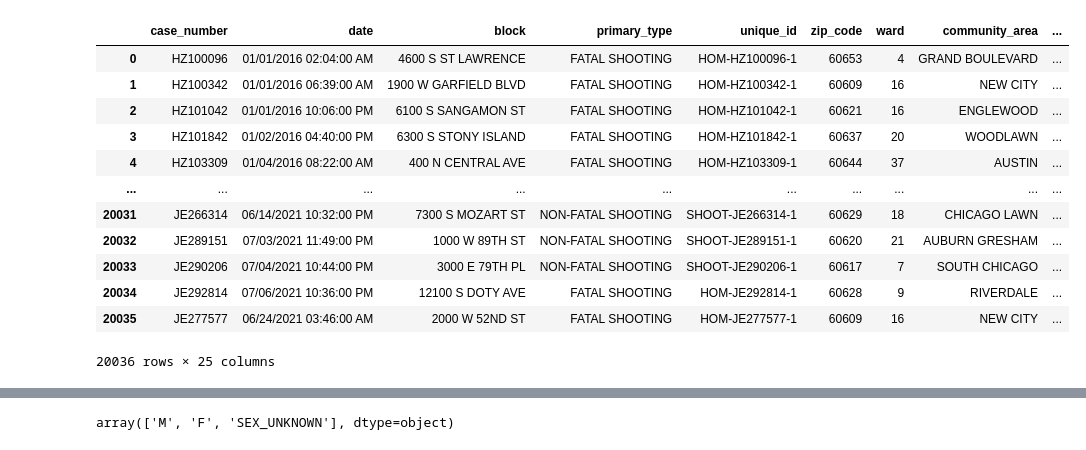
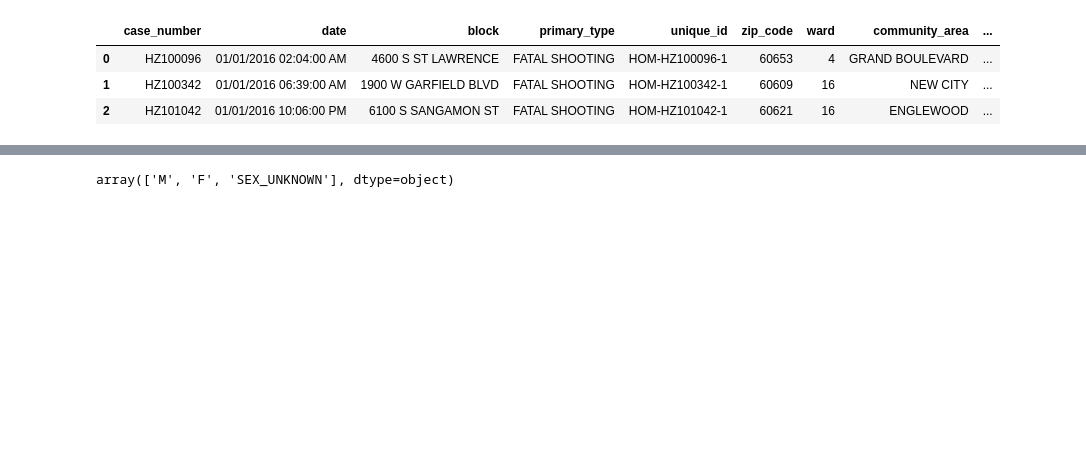
Before and after one commit to GeorgeFerre/chicago_violent_crime, a Jupyter notebook: Cleaning.ipynb, the cells around one changed output, grey strips where cells are left out. Saved outputs shown, nothing was run; the diff lists cells and outputs as text; code cells hidden in the pictures; blank space fills up the shorter version.

```diff
--- a/Cleaning.ipynb
+++ b/Cleaning.ipynb
@@ -18,21 +19,12 @@ df = pd.read_csv('violent_crime.csv')
 df.columns = df.columns.str.lower()
 df.columns = df.columns.str.replace(' ','_')
 # %%
-df
+df.head(3)
 # %% [output]
 |  | case_number | date | block | primary_type | unique_id | zip_code | ward | community_area | ... |
 | 0 | HZ100096 | 01/01/2016 02:04:00 AM | 4600 S ST LAWRENCE | FATAL SHOOTING | HOM-HZ100096-1 | 60653 | 4 | GRAND BOULEVARD | ... |
 | 1 | HZ100342 | 01/01/2016 06:39:00 AM | 1900 W GARFIELD BLVD | FATAL SHOOTING | HOM-HZ100342-1 | 60609 | 16 | NEW CITY | ... |
 | 2 | HZ101042 | 01/01/2016 10:06:00 PM | 6100 S SANGAMON ST | FATAL SHOOTING | HOM-HZ101042-1 | 60621 | 16 | ENGLEWOOD | ... |
-| 3 | HZ101842 | 01/02/2016 04:40:00 PM | 6300 S STONY ISLAND | FATAL SHOOTING | HOM-HZ101842-1 | 60637 | 20 | WOODLAWN | ... |
-| 4 | HZ103309 | 01/04/2016 08:22:00 AM | 400 N CENTRAL AVE | FATAL SHOOTING | HOM-HZ103309-1 | 60644 | 37 | AUSTIN | ... |
-| ... | ... | ... | ... | ... | ... | ... | ... | ... | ... |
-| 20031 | JE266314 | 06/14/2021 10:32:00 PM | 7300 S MOZART ST | NON-FATAL SHOOTING | SHOOT-JE266314-1 | 60629 | 18 | CHICAGO LAWN | ... |
-| 20032 | JE289151 | 07/03/2021 11:49:00 PM | 1000 W 89TH ST | NON-FATAL SHOOTING | SHOOT-JE289151-1 | 60620 | 21 | AUBURN GRESHAM | ... |
-| 20033 | JE290206 | 07/04/2021 10:44:00 PM | 3000 E 79TH PL | NON-FATAL SHOOTING | SHOOT-JE290206-1 | 60617 | 7 | SOUTH CHICAGO | ... |
-| 20034 | JE292814 | 07/06/2021 10:36:00 PM | 12100 S DOTY AVE | FATAL SHOOTING | HOM-JE292814-1 | 60628 | 9 | RIVERDALE | ... |
-| 20035 | JE277577 | 06/24/2021 03:46:00 AM | 2000 W 52ND ST | FATAL SHOOTING | HOM-JE277577-1 | 60609 | 16 | NEW CITY | ... |
-20036 rows × 25 columns
 # %%
 df.info()
 # %% [output]
```
Also changed, not shown: parts of 43 cells of this notebook, 6 other files.
